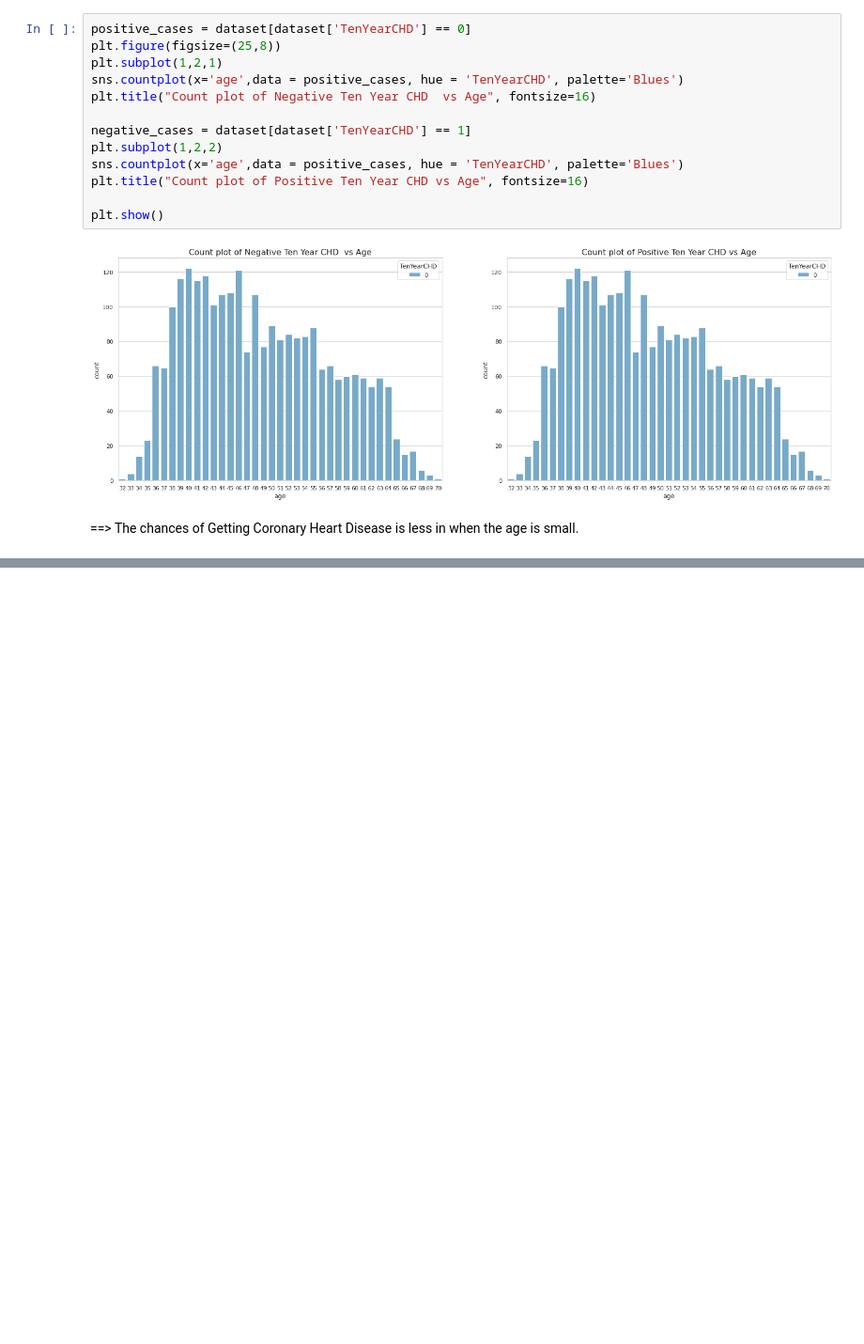
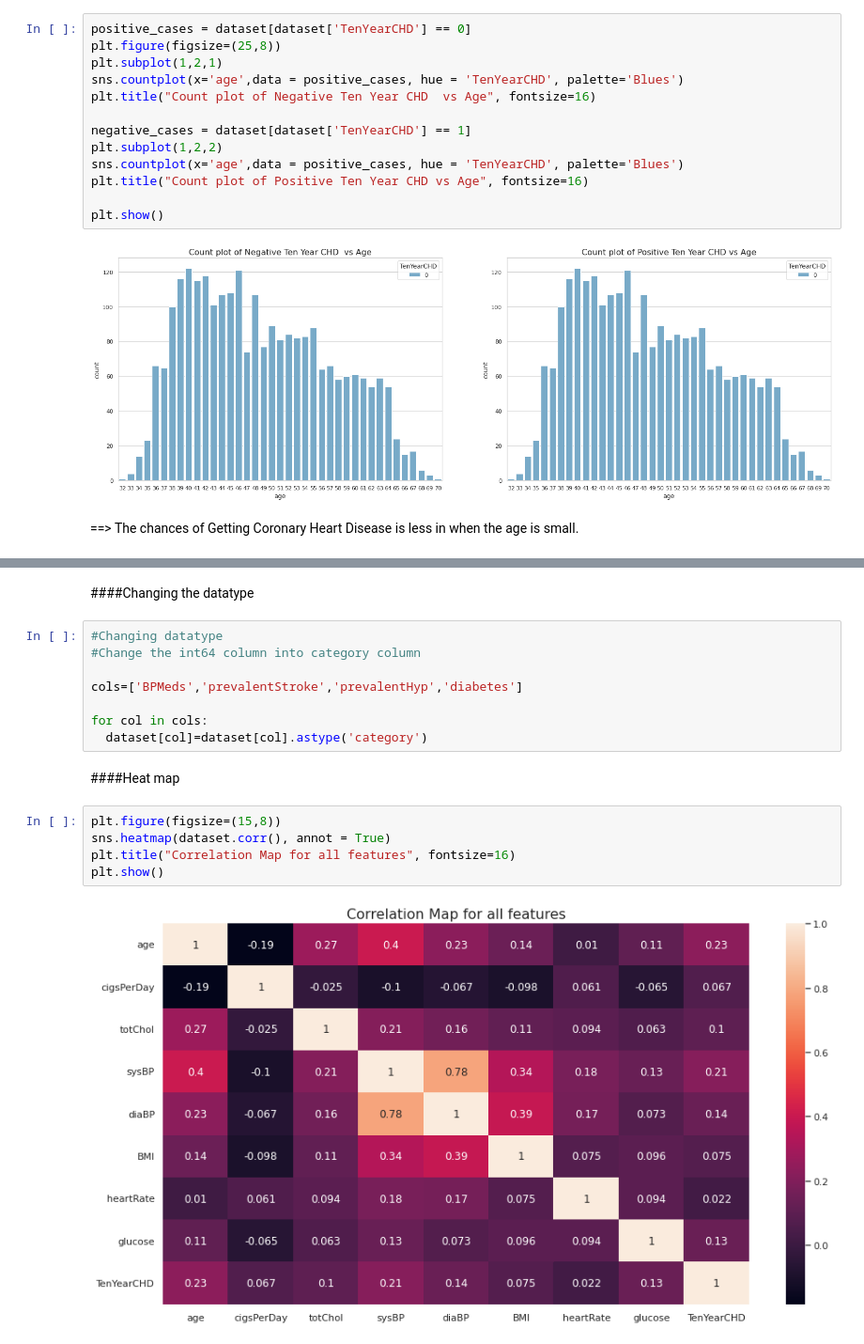
Before and after one commit to snehahampapura/Cardiovascular-Risk-Prediction, a Jupyter notebook: Cardiovascular_Risk_Prediction.ipynb, the cells around one changed output, grey strips where cells are left out. Shown at 94% size. Cells and saved outputs as stored; diff of their text form; blank space fills up the shorter version.

```diff
--- a/Cardiovascular_Risk_Prediction.ipynb
+++ b/Cardiovascular_Risk_Prediction.ipynb
@@ -265,0 +380,19 @@ plt.show()
+# %% [markdown]
+####Changing the datatype
+# %%
+#Changing datatype
+#Change the int64 column into category column
+
+cols=['BPMeds','prevalentStroke','prevalentHyp','diabetes']
+
+for col in cols:
+  dataset[col]=dataset[col].astype('category')
+# %% [markdown]
+####Heat map
+# %%
+plt.figure(figsize=(15,8))
+sns.heatmap(dataset.corr(), annot = True)
+plt.title("Correlation Map for all features", fontsize=16)
+plt.show()
+# %% [output]
+[figure, added]
```
Also changed, not shown: parts of 23 cells of this notebook.
